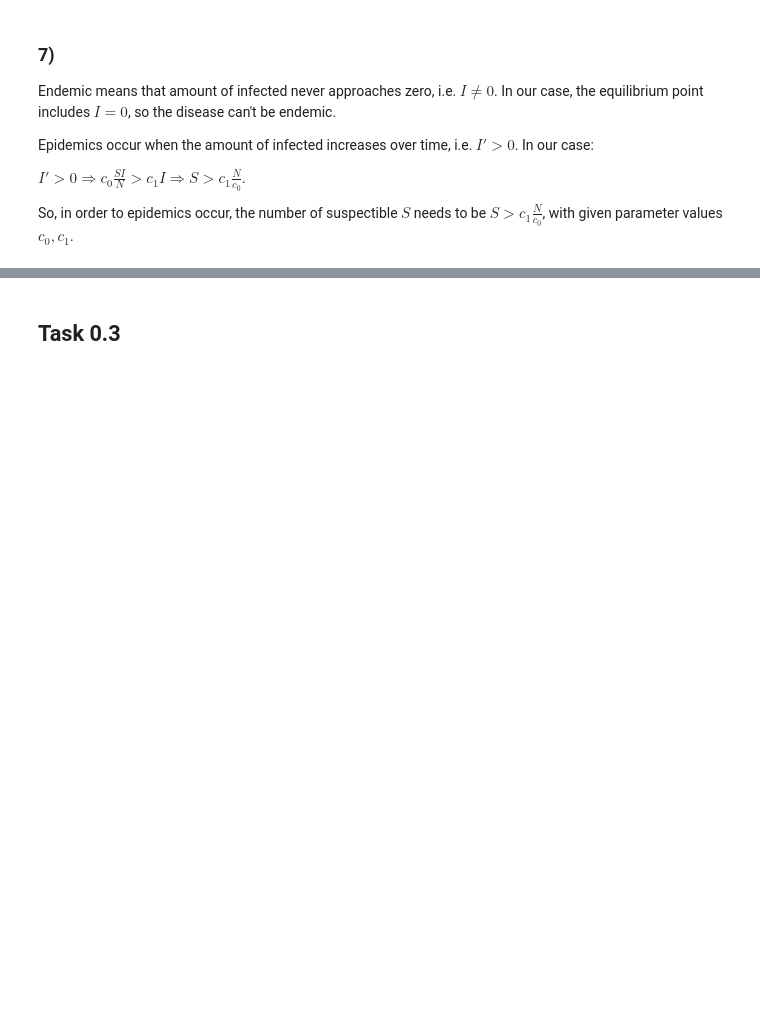
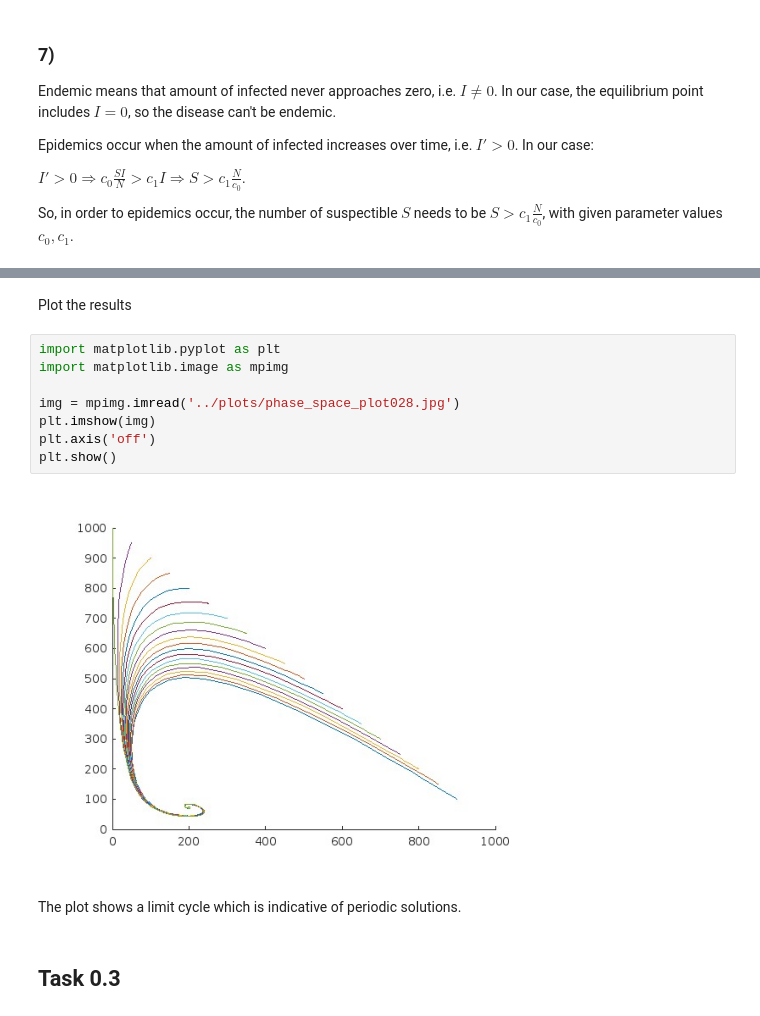
Before and after one commit to araatikainen/math450, a Jupyter notebook: ex2/exercise2.ipynb, the cells around one changed output, grey strips where cells are left out. Drawn from its saved outputs; the diff is of its cells as text; blank space fills up the shorter version.

```diff
--- a/ex2/exercise2.ipynb
+++ b/ex2/exercise2.ipynb
@@ -93,3 +141,17 @@ So, in order to epidemics occur, the number of suspectible $S$ needs to be $S>c_
+# %% [markdown]
+Plot the results
+# %%
+import matplotlib.pyplot as plt
+import matplotlib.image as mpimg
+
+img = mpimg.imread('../plots/phase_space_plot028.jpg')
+plt.imshow(img)
+plt.axis('off')
+plt.show()
+# %% [output]
+[figure, added]
+# %% [markdown]
+The plot shows a limit cycle which is indicative of periodic solutions.
 # %% [markdown]
 ## Task 0.3
 # %% [markdown]
```
Also changed, not shown: parts of 6 cells of this notebook, 2 other files.
